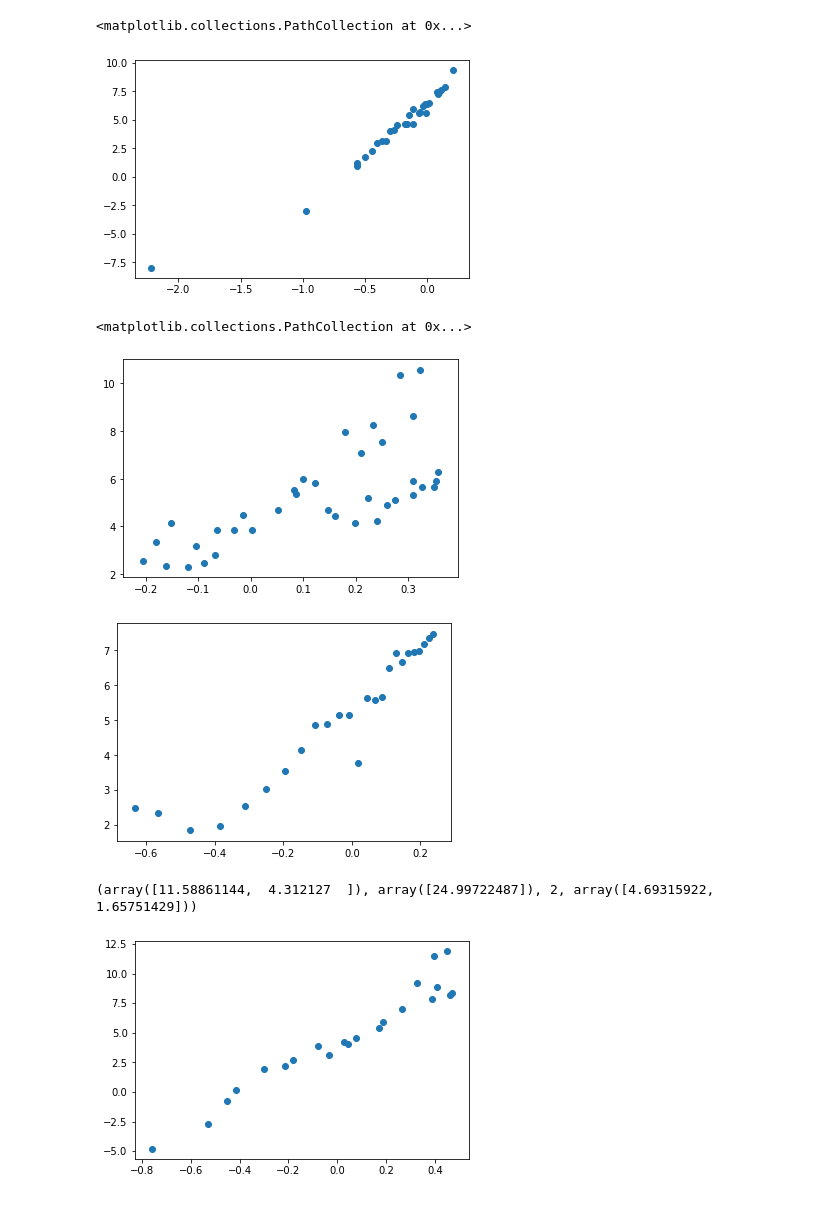
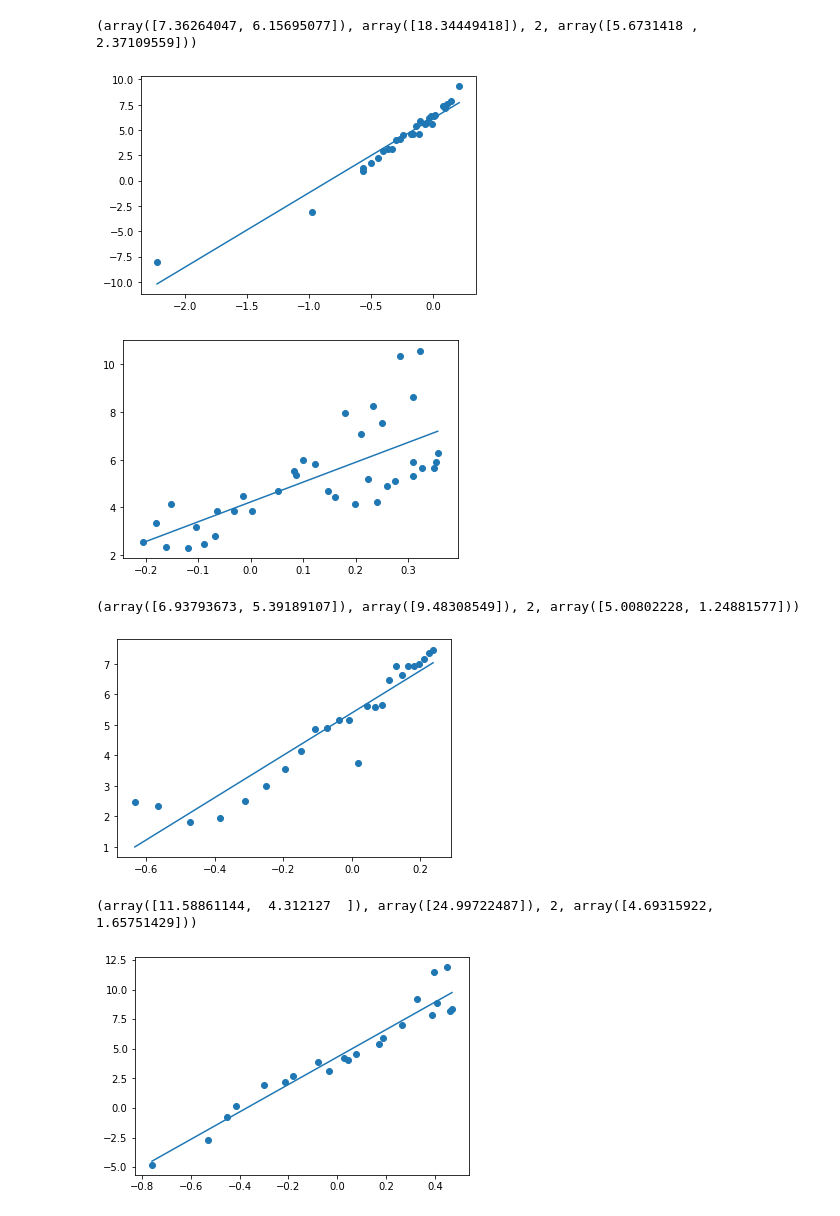
Before and after one commit to MizarZh/comet-calculation, a Jupyter notebook: solve_M_k.ipynb, the cells around one changed output. Saved outputs shown, nothing was run; the diff lists cells and outputs as text; code cells hidden in the pictures.

```diff
--- a/solve_M_k.ipynb
+++ b/solve_M_k.ipynb
@@ -86,37 +86,41 @@ lgd = np.array([1.451,
 1.04,
 1.042,
 1.044,
 1.046,
 1.05,
 1.051,
 1.051,
 1.053,
 1.053,
 1.051,
 1.051,
 1.05,
 1.046,
 1.047,
 1.047,
 1.048,
 1.052,
 1.091
 ])
 
 for x in range(0,length):
     lgd[x] = math.log10(lgd[x])
 
 
 
 A = np.vstack([lgr, np.ones(len(lgr))]).T
 
-#k, M = np.linalg.lstsq(A,m - 5 * lgd,rcond=None)[0]
+k, M = np.linalg.lstsq(A,m - 5 * lgd,rcond=None)[0]
 #k斜率、M5lgd截距
-np.linalg.lstsq(A,m - 5 * lgd,rcond=None)
+print(np.linalg.lstsq(A,m - 5 * lgd,rcond=None))
 plt.scatter(lgr,m - 5 * lgd)
+x = np.array([min(lgr),max(lgr)])
+y = k * x + M
+plt.plot(x,y)
+plt.show()
 # %% [output]
-<matplotlib.collections.PathCollection at 0x...>
+(array([7.36264047, 6.15695077]), array([18.34449418]), 2, array([5.6731418 , 2.37109559]))
-[figure, old version]
+[figure, new version]
 # %%
 #哈雷
 import numpy as np
@@ -255,9 +259,12 @@ k, M = np.linalg.lstsq(A,m - 5 * lgd,rcond=None)[0]
 np.linalg.lstsq(A,m - 5 * lgd,rcond=None)
 
 plt.scatter(lgr,m - 5 * lgd)
+x = np.array([min(lgr),max(lgr)])
+y = k * x + M
+plt.plot(x,y)
+plt.show()
 # %% [output]
-<matplotlib.collections.PathCollection at 0x...>
-[figure, old version]
+[figure, new version]
 # %%
 #百武
 import numpy as np
@@ -357,11 +364,15 @@ A = np.vstack([lgr, np.ones(len(lgr))]).T
 
 k, M = np.linalg.lstsq(A,m - 5 * lgd,rcond=None)[0]
 #k斜率、M5lgd截距
-np.linalg.lstsq(A,m - 5 * lgd,rcond=None)
+print(np.linalg.lstsq(A,m - 5 * lgd,rcond=None))
 plt.scatter(lgr,m - 5 * lgd)
+x = np.array([min(lgr),max(lgr)])
+y = k * x + M
+plt.plot(x,y)
 plt.show()
 # %% [output]
+(array([6.93793673, 5.39189107]), array([9.48308549]), 2, array([5.00802228, 1.24881577]))
-[figure, old version]
+[figure, new version]
 # %%
 #麦克诺特
 import numpy as np
@@ -454,7 +465,10 @@ k, M = np.linalg.lstsq(A,m - 5 * lgd,rcond=None)[0]
 #k斜率、M5lgd截距
 print(np.linalg.lstsq(A,m - 5 * lgd,rcond=None))
 plt.scatter(lgr,m - 5 * lgd)
+x = np.array([min(lgr),max(lgr)])
+y = k * x + M
+plt.plot(x,y)
 plt.show()
 # %% [output]
 (array([11.58861144,  4.312127  ]), array([24.99722487]), 2, array([4.69315922, 1.65751429]))
-[figure, old version]
+[figure, new version]
```
Also changed, not shown: parts of 1 cell of this notebook, 1 other file.
